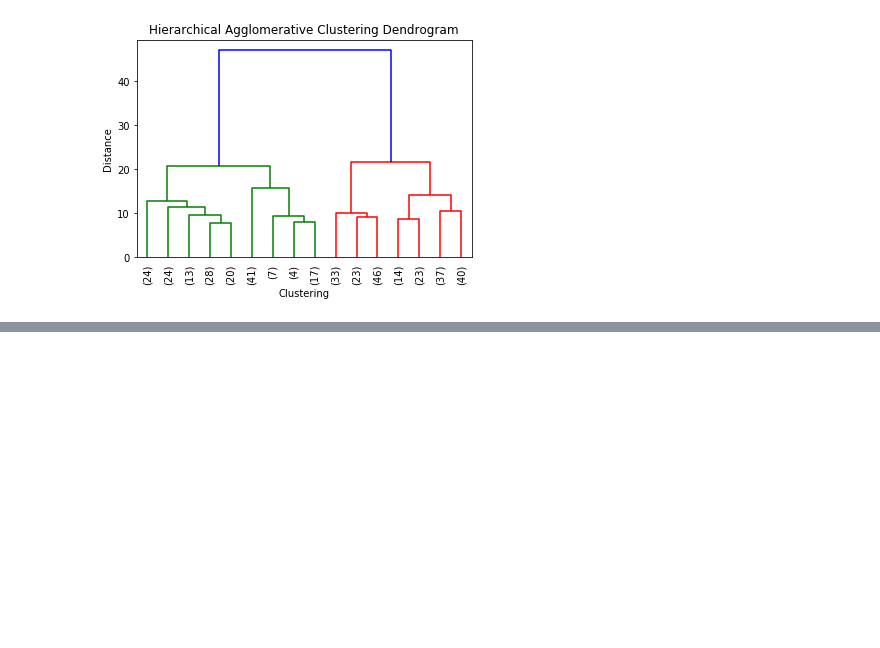
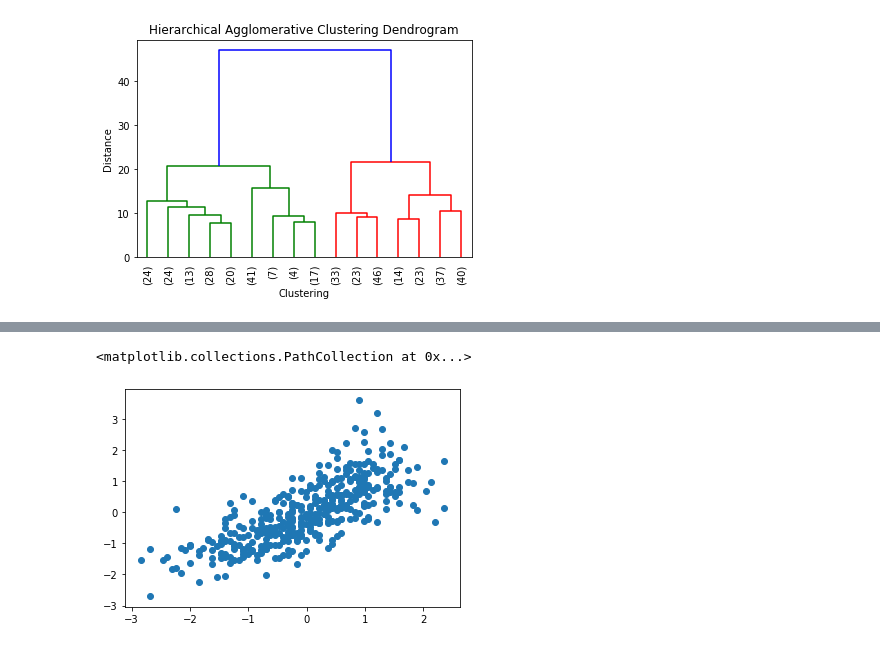
Before and after one commit to blantj/nba_position_clustering, a Jupyter notebook: Modeling.ipynb, the cells around one changed output, grey strips where cells are left out. Drawn from its saved outputs; the diff is of its cells as text; code cells hidden in the pictures; blank space fills up the shorter version.

```diff
--- a/Modeling.ipynb
+++ b/Modeling.ipynb
@@ -177,0 +229,8 @@ Text(0, 0.5, 'Distance')
+# %%
+g_df = df[['Height (No Shoes)', 'Weight']]
+ss = StandardScaler()
+ss.fit(g_df)
+g_x = ss.transform(g_df)
+# %%
+g_x = pd.DataFrame(g_x, columns=['Height (No Shoes)', 'Weight'])
+g_x.head()
@@ -177,0 +244,6 @@ Text(0, 0.5, 'Distance')
+# %%
+fig, ax = plt.subplots()
+ax.scatter(g_x['Height (No Shoes)'],g_x['Weight'])
+# %% [output]
+<matplotlib.collections.PathCollection at 0x...>
+[figure, added]
```
Also changed, not shown: parts of 30 cells of this notebook.
